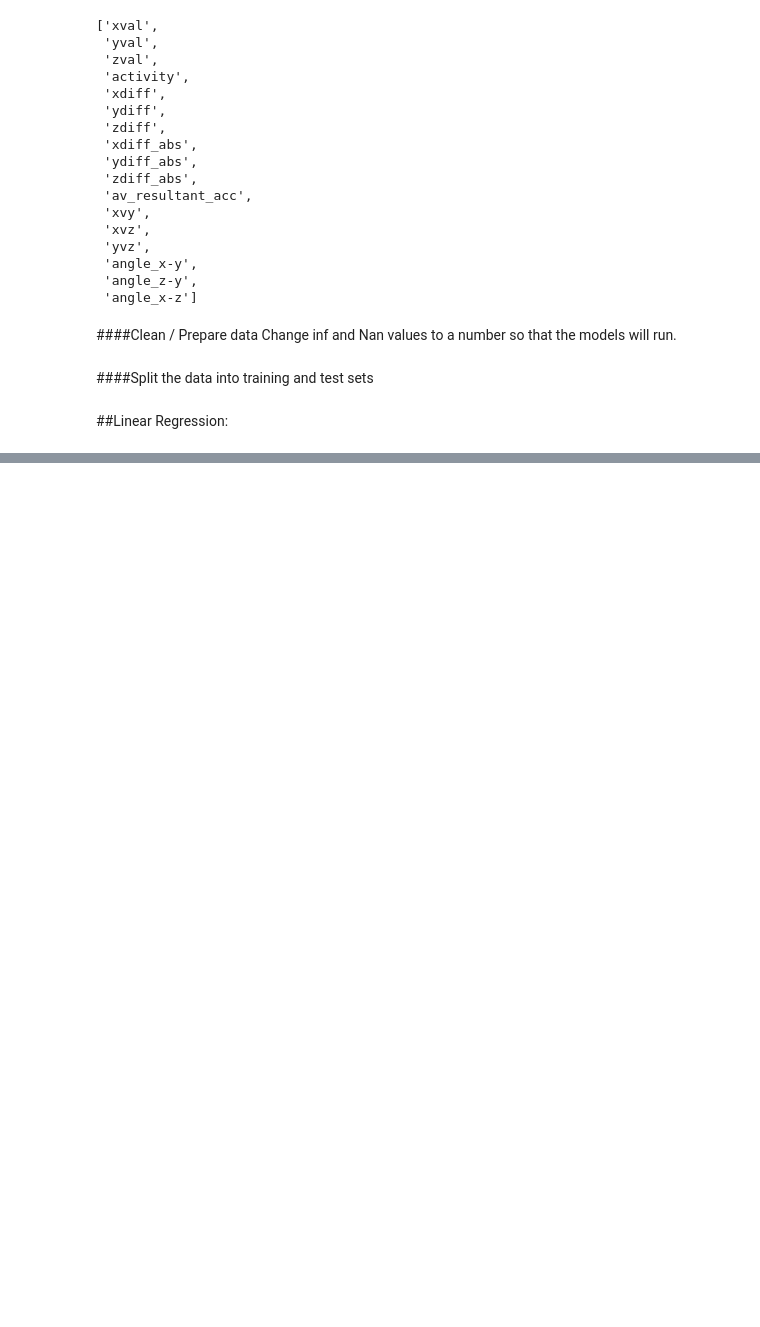
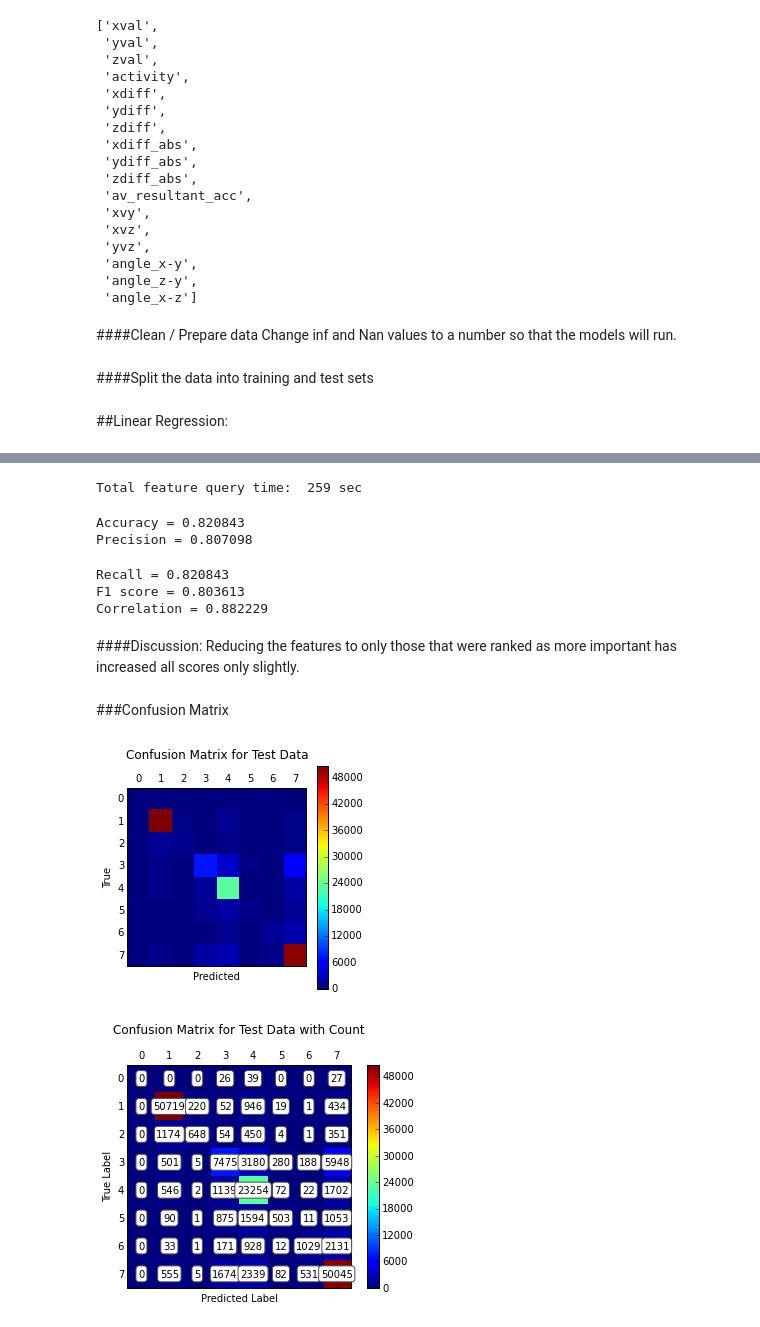
Before and after one commit to molliemarie/DS-Projects, a Jupyter notebook: Accelerometer/accelerometer2.ipynb, the cells around one changed output, grey strips where cells are left out. Cells and saved outputs as stored; diff of their text form; code cells hidden in the pictures; blank space fills up the shorter version.

Commit message:
added svm, random forest, random forest with kfold

```diff
--- a/Accelerometer/accelerometer2.ipynb
+++ b/Accelerometer/accelerometer2.ipynb
@@ -311,0 +462,59 @@ TypeError: Could not compare ['pinv'] with block values
+# %%
+#Recall
+# y = df['activity']
+# X_train, X_test, y_train,y_test = train_test_split(X, y, test_size=0.40)
+X = df[['xval', 'yval', 'zval', 'xdiff', 'ydiff', 'zdiff', 'av_resultant_acc']]
+X_train, X_test, y_train, y_test = train_test_split(X, y, test_size=0.40)
+# %%
+t1 = dt.datetime.now()
+
+rfc = sk.RandomForestClassifier(n_estimators=500, oob_score=True, n_jobs = 5 )
+model = rfc.fit(X_train, y_train)
+
+t2 = dt.datetime.now()
+print('Total feature query time: ', (t2-t1).seconds , 'sec')
+# %% [output]
+Total feature query time:  259 sec
+# %%
+rf_test_pred = rfc.predict(X_test)
+# %%
+print("Accuracy = %f" %(skm.accuracy_score(y_test, rf_test_pred)))
+print("Precision = %f" %(skm.precision_score(y_test, rf_test_pred)))
+print("Recall = %f" %(skm.recall_score(y_test, rf_test_pred)))
+print("F1 score = %f" %(skm.f1_score(y_test, rf_test_pred)))
+print("Correlation = %f" %(pearsonr(y_test, rf_test_pred)[0]))
+# %% [output]
+Accuracy = 0.820843
+Precision = 0.807098
+Recall = 0.820843
+F1 score = 0.803613
+Correlation = 0.882229
+# %% [markdown]
+####Discussion:
+Reducing the features to only those that were ranked as more important has increased all scores only slightly.
+# %% [markdown]
+###Confusion Matrix
+# %%
+cm = skm.confusion_matrix(y_test, rf_test_pred)
+# %%
+pl.matshow(cm)
+pl.title('Confusion Matrix for Test Data\n'
+         + '                               ')
+pl.xlabel('Predicted')
+pl.ylabel('True')
+pl.colorbar()
+
+fig, ax = pl.subplots()
+im = ax.matshow(cm)
+for (i, j), z in np.ndenumerate(cm):
+    ax.text(j, i, '{:0.0f}'.format(z), ha='center', va='center',
+            bbox=dict(boxstyle='round', facecolor='white', edgecolor='0.3'))
+pl.title('Confusion Matrix for Test Data with Count\n'
+         + '                               ')
+fig.colorbar(im)
+pl.xlabel('Predicted Label')
+pl.ylabel('True Label')
+pl.show()
+# %% [output]
+[figure, added]
+[figure, added]
```
Also changed, not shown: parts of 48 cells of this notebook.
